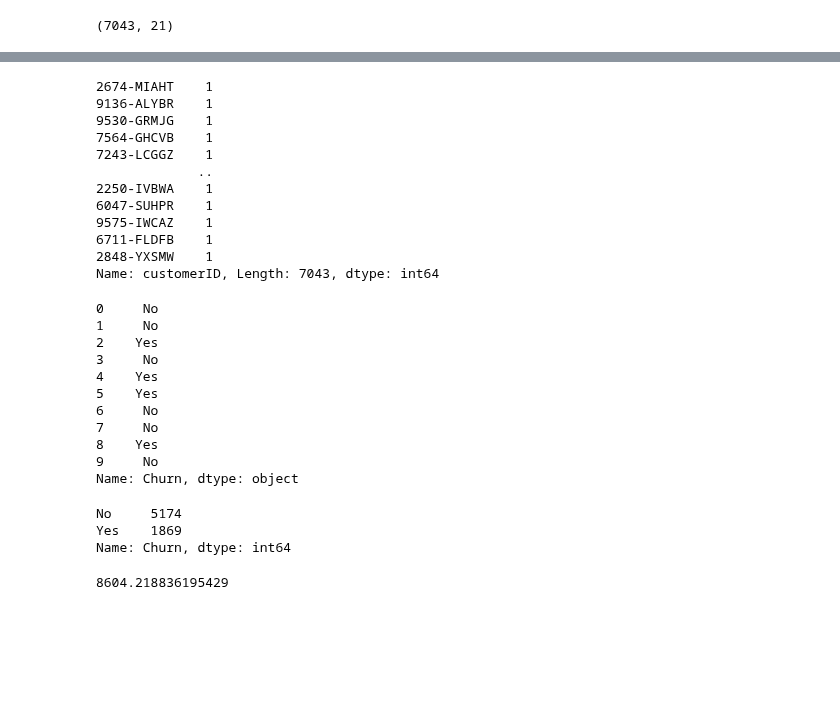
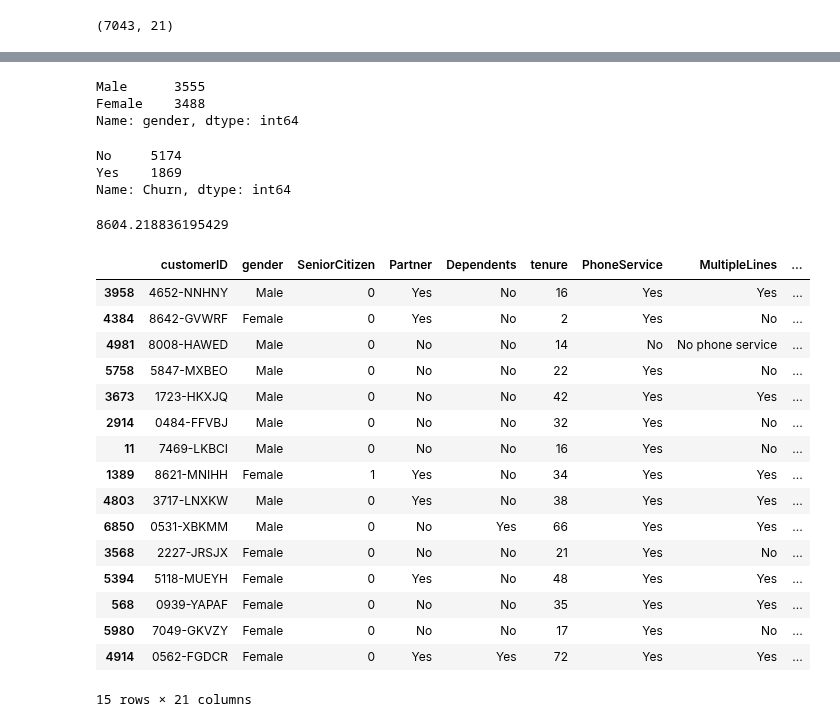
Before and after one commit to yuchild/erik_interviewqs, a Jupyter notebook: avg_lifetime_value_of_customers.ipynb, the cells around one changed output, grey strips where cells are left out. Saved outputs shown, nothing was run; the diff lists cells and outputs as text; code cells hidden in the pictures; blank space fills up the shorter version.

```diff
--- a/avg_lifetime_value_of_customers.ipynb
+++ b/avg_lifetime_value_of_customers.ipynb
@@ -67,39 +72,36 @@ Index(['customerID', 'gender', 'SeniorCitizen', 'Partner', 'Dependents',
 # %%
-df['customerID'].value_counts()
+df['gender'].value_counts()
 # %% [output]
-2674-MIAHT    1
-9136-ALYBR    1
-9530-GRMJG    1
-7564-GHCVB    1
-7243-LCGGZ    1
-             ..
-2250-IVBWA    1
-6047-SUHPR    1
-9575-IWCAZ    1
-6711-FLDFB    1
-2848-YXSMW    1
-Name: customerID, Length: 7043, dtype: int64
+Male      3555
+Female    3488
+Name: gender, dtype: int64
-# %%
-df['Churn'].iloc[:10]
-# %% [output]
-0     No
-1     No
-2    Yes
-3     No
-4    Yes
-5    Yes
-6     No
-7     No
-8    Yes
-9     No
-Name: Churn, dtype: object
 # %%
 df['Churn'].value_counts()
 # %% [output]
 No     5174
 Yes    1869
 Name: Churn, dtype: int64
-# %%
-df['TotalCharges'].mean()/(1869/7043)
-# %% [output]
-8604.218836195429
+# %%
+df['TotalCharges'].mean()/(df['Churn'].value_counts().Yes/df['Churn'].value_counts().sum())
+# %% [output]
+8604.218836195429
+# %%
+df.sample(15)
+# %% [output]
+|  | customerID | gender | SeniorCitizen | Partner | Dependents | tenure | PhoneService | MultipleLines | ... |
+| 3958 | 4652-NNHNY | Male | 0 | Yes | No | 16 | Yes | Yes | ... |
+| 4384 | 8642-GVWRF | Female | 0 | Yes | No | 2 | Yes | No | ... |
+| 4981 | 8008-HAWED | Male | 0 | No | No | 14 | No | No phone service | ... |
+| 5758 | 5847-MXBEO | Male | 0 | No | No | 22 | Yes | No | ... |
+| 3673 | 1723-HKXJQ | Male | 0 | No | No | 42 | Yes | Yes | ... |
+| 2914 | 0484-FFVBJ | Male | 0 | No | No | 32 | Yes | No | ... |
+| 11 | 7469-LKBCI | Male | 0 | No | No | 16 | Yes | No | ... |
+| 1389 | 8621-MNIHH | Female | 1 | Yes | No | 34 | Yes | Yes | ... |
+| 4803 | 3717-LNXKW | Male | 0 | Yes | No | 38 | Yes | Yes | ... |
+| 6850 | 0531-XBKMM | Male | 0 | No | Yes | 66 | Yes | Yes | ... |
+| 3568 | 2227-JRSJX | Female | 0 | No | No | 21 | Yes | No | ... |
+| 5394 | 5118-MUEYH | Female | 0 | Yes | No | 48 | Yes | Yes | ... |
+| 568 | 0939-YAPAF | Female | 0 | No | No | 35 | Yes | Yes | ... |
+| 5980 | 7049-GKVZY | Female | 0 | No | No | 17 | Yes | No | ... |
+| 4914 | 0562-FGDCR | Female | 0 | Yes | Yes | 72 | Yes | Yes | ... |
+15 rows × 21 columns
```
Also changed, not shown: parts of 8 cells of this notebook, 1 other file.
